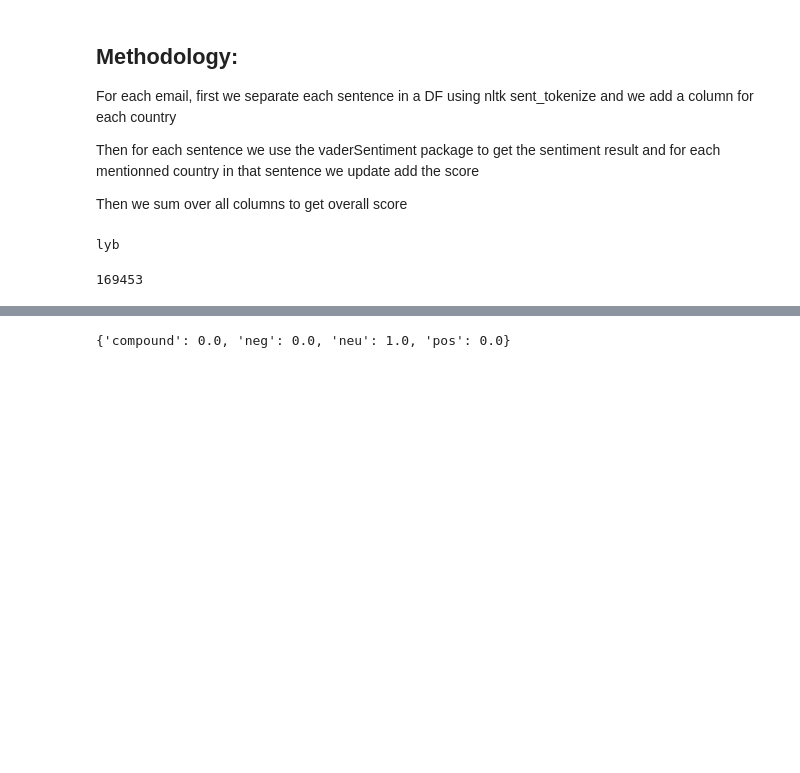
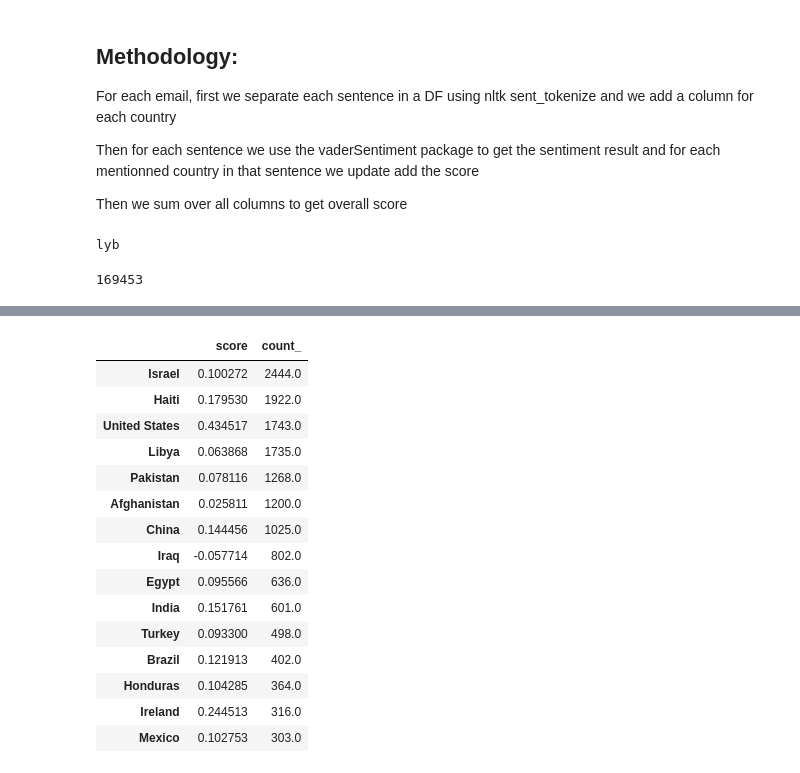
Before and after one commit to mgoretti/ada, a Jupyter notebook: 05 - Taming Text/Text Taming on Hillary Clinton email.ipynb, the cells around one changed output, grey strips where cells are left out. Cells and saved outputs as stored; diff of their text form; code cells hidden in the pictures; blank space fills up the shorter version.

```diff
--- a/05 - Taming Text/Text Taming on Hillary Clinton email.ipynb
+++ b/05 - Taming Text/Text Taming on Hillary Clinton email.ipynb
@@ -133,10 +127,8 @@ len(all_sentences)
 169453
 # %%
 #build DF out of sentences and countries
-df2 = pd.DataFrame(all_sentences)
-countries = [c.name for c in pycountry.countries.objects]
+countries = [c.name for c in pycountry.countries]
 
-for c in countries:
-    df2[c] = 0
-
-df2
+df_country = pd.DataFrame(index=countries)
+df_country['score'] = 0
+df_country['count_'] = 0
@@ -162,6 +134,0 @@ df2
-# %%
-#Test
-analyzer = SentimentIntensityAnalyzer()
-analyzer.polarity_scores("Where is Brian?")
-# %% [output]
-{'compound': 0.0, 'neg': 0.0, 'neu': 1.0, 'pos': 0.0}
@@ -167,0 +155,19 @@ analyzer.polarity_scores("Where is Brian?")
+# %%
+sent
+# %% [output]
+|  | score | count_ |
+| Israel | 0.100272 | 2444.0 |
+| Haiti | 0.179530 | 1922.0 |
+| United States | 0.434517 | 1743.0 |
+| Libya | 0.063868 | 1735.0 |
+| Pakistan | 0.078116 | 1268.0 |
+| Afghanistan | 0.025811 | 1200.0 |
+| China | 0.144456 | 1025.0 |
+| Iraq | -0.057714 | 802.0 |
+| Egypt | 0.095566 | 636.0 |
+| India | 0.151761 | 601.0 |
+| Turkey | 0.093300 | 498.0 |
+| Brazil | 0.121913 | 402.0 |
+| Honduras | 0.104285 | 364.0 |
+| Ireland | 0.244513 | 316.0 |
+| Mexico | 0.102753 | 303.0 |
```
Also changed, not shown: parts of 15 cells of this notebook.
